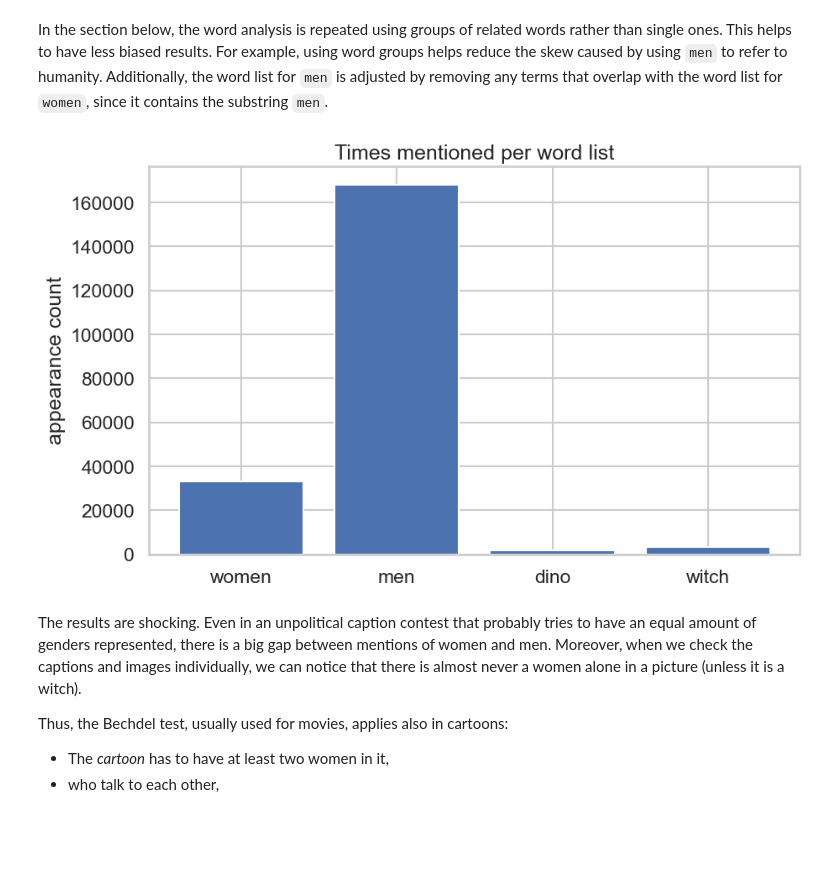
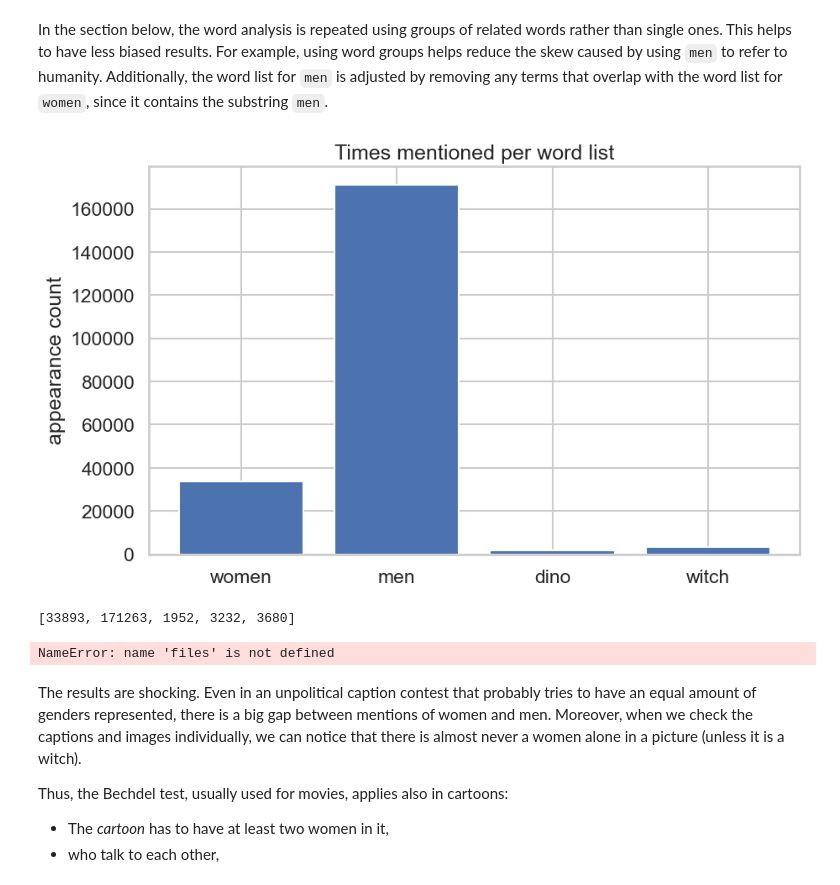
Before and after one commit to epfl-ada/ada-2025-project-data_dinosaur, a Jupyter notebook: results.ipynb, the cells around one changed output. Drawn from its saved outputs; the diff is of its cells as text; code cells hidden in the pictures; blank space fills up the shorter version.

```diff
--- a/results.ipynb
+++ b/results.ipynb
@@ -137,24 +137,39 @@ df_woman = pd.read_csv('data/newyorker_caption_contest/df_woman.csv')
 # %%
 #plot the counts of the word list for all the data together as a boxplot
 countdict = {
-  "women": "women|woman|girl|mother|wife|mom|lady",
-  "men": "men|man|boy|father|husband|sir|guy|dad",
+  "women": "women|woman|girl|mother|sister|wife|mom|lady",
+  "men": "men|man|boy|father|husband|sir|guy|dad|sir|brother",
   "dino": "dino|rex",
   "witch": "witch|enchantress",
   "onlywomen": "women|woman"
   }
 
 counts = do_counts(df_caption['caption'].copy(), countdict)
 
 fig, ax = plt.subplots()
 words = ['women',  'men', 'dino', 'witch'] #think about substracting women from men!!!!
 counts[1] = counts[1]- counts[4]
 ax.bar(words, counts[:4])
 ax.set_ylabel('appearance count')
 ax.set_title('Times mentioned per word list')
 plt.show()
 # %% [output]
-[figure, old version]
+[figure, new version]
+# %%
+print(counts)
+counts_n = [33893, 171263, 1952, 3232,3680]
+
+
+with open("df_averages_wm.json", "w") as final:
+	json.dump(counts_n, final)
+
+# Download the file
+files.download('df_averages_wm.json')
+df_averages_wm = pd.DataFrame(counts, columns=["women", "men", "dino", "witch"])
+df_averages_wm.to_json('data/newyorker_caption_contest/df_averages_wm.json', orient='split', compression='infer', index=True)
+# %% [output]
+[33893, 171263, 1952, 3232, 3680]
+NameError: name 'files' is not defined
 # %% [markdown]
 The results are shocking. Even in an unpolitical caption contest that probably tries to have an equal amount of genders represented, there is a big gap between mentions of women and men.
 Moreover, when we check the captions and images individually, we can notice that there is almost never a women alone in a picture (unless it is a witch).
```
Also changed, not shown: parts of 4 cells of this notebook, 1 other file.
